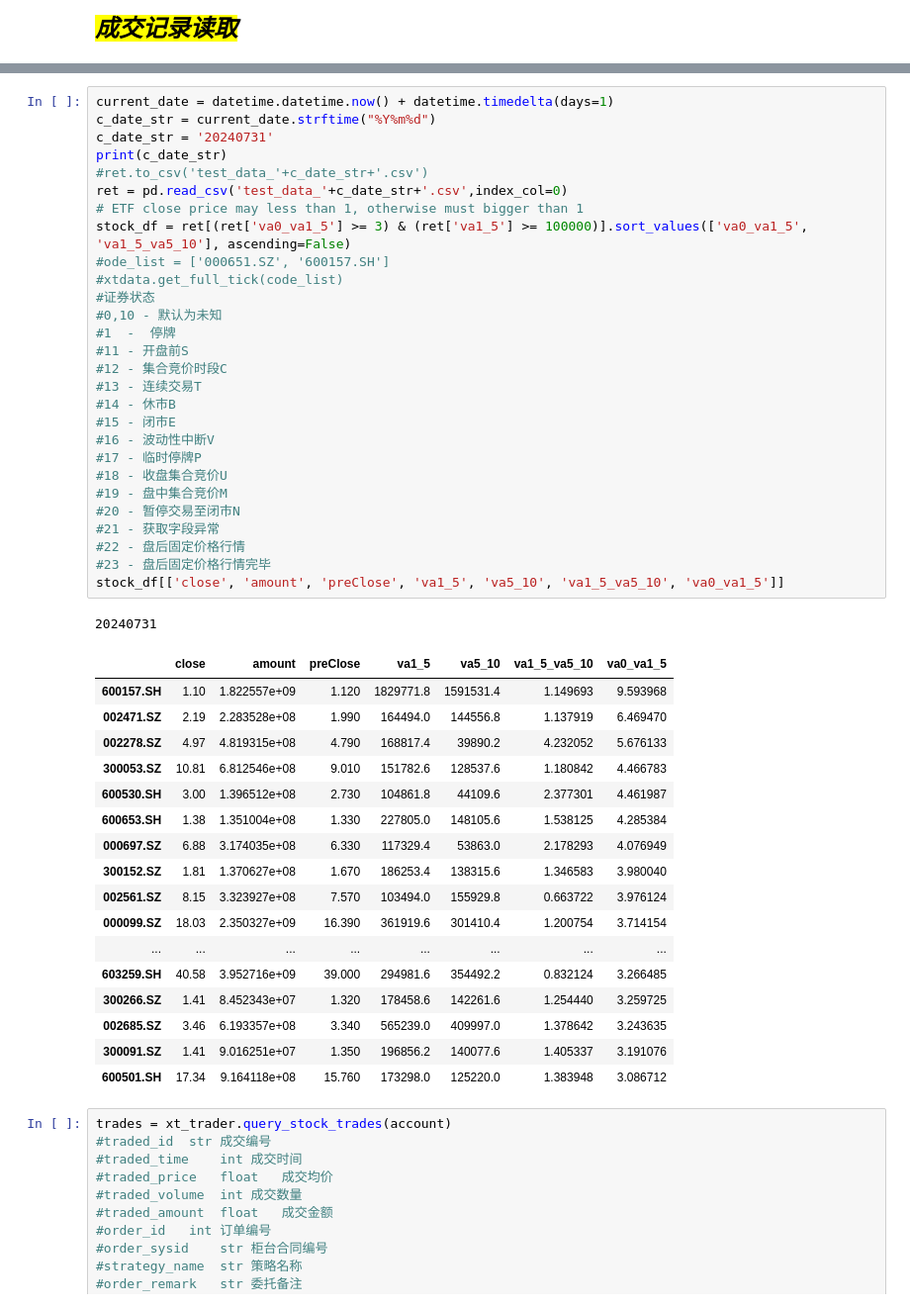
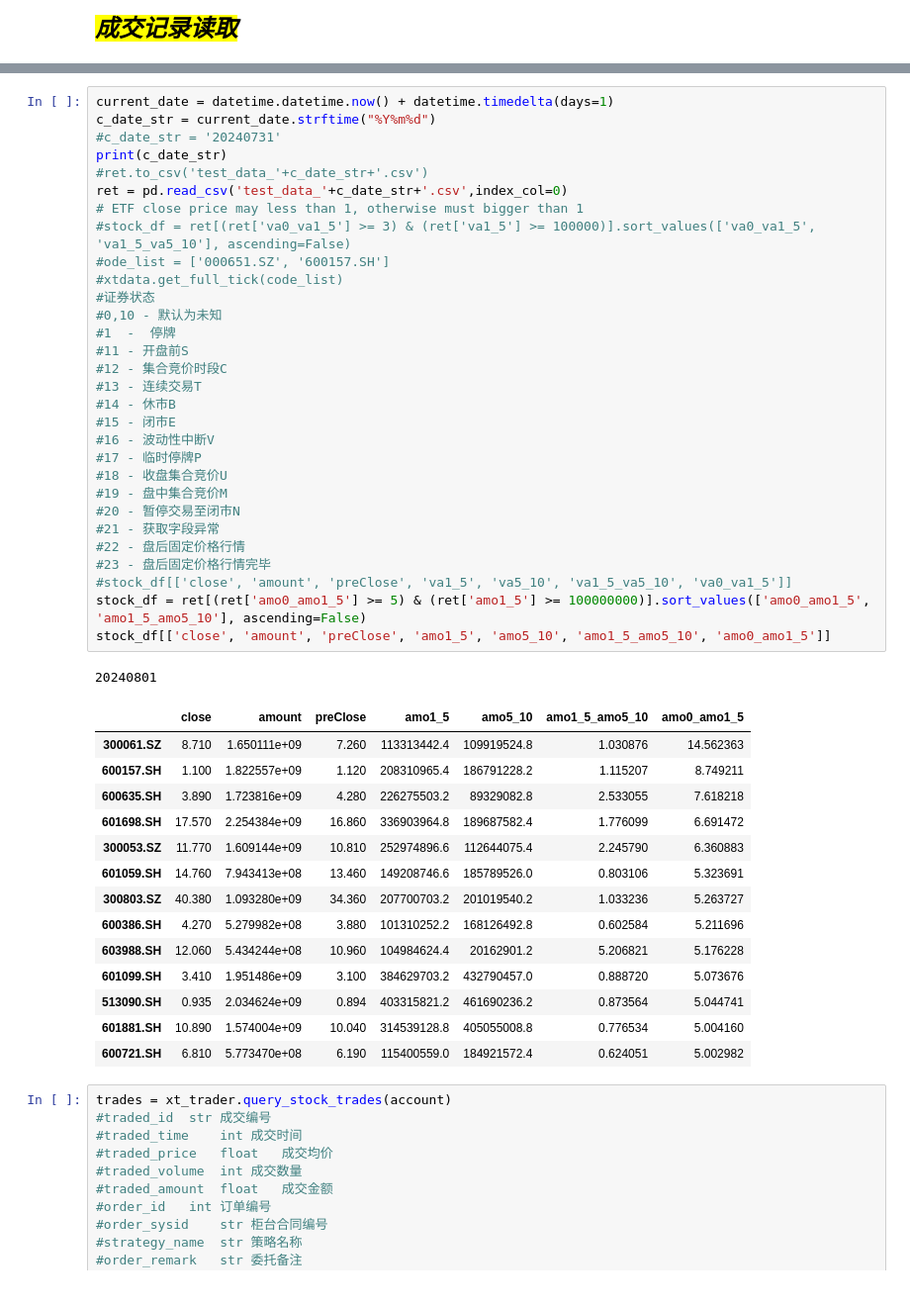
Before and after one commit to longmfe/MarsFinance, a Jupyter notebook: app/trade_management.ipynb, the cells around one changed output, grey strips where cells are left out. Shown at 99% size. Cells and saved outputs as stored; diff of their text form.

```diff
--- a/app/trade_management.ipynb
+++ b/app/trade_management.ipynb
@@ -343,50 +400,49 @@ for stock in stock_list:
 # %%
 current_date = datetime.datetime.now() + datetime.timedelta(days=1)
 c_date_str = current_date.strftime("%Y%m%d")
-c_date_str = '20240731'
+#c_date_str = '20240731'
 print(c_date_str)
 #ret.to_csv('test_data_'+c_date_str+'.csv')
 ret = pd.read_csv('test_data_'+c_date_str+'.csv',index_col=0)
 # ETF close price may less than 1, otherwise must bigger than 1
-stock_df = ret[(ret['va0_va1_5'] >= 3) & (ret['va1_5'] >= 100000)].sort_values(['va0_va1_5', 'va1_5_va5_10'], ascending=False)
+#stock_df = ret[(ret['va0_va1_5'] >= 3) & (ret['va1_5'] >= 100000)].sort_values(['va0_va1_5', 'va1_5_va5_10'], ascending=False)
 #ode_list = ['000651.SZ', '600157.SH']
 #xtdata.get_full_tick(code_list)
 #证券状态
 #0,10 - 默认为未知
 #1  -  停牌
 #11 - 开盘前S
 #12 - 集合竞价时段C
 #13 - 连续交易T
 #14 - 休市B
 #15 - 闭市E
 #16 - 波动性中断V
 #17 - 临时停牌P
 #18 - 收盘集合竞价U
 #19 - 盘中集合竞价M
 #20 - 暂停交易至闭市N
 #21 - 获取字段异常
 #22 - 盘后固定价格行情
 #23 - 盘后固定价格行情完毕
-stock_df[['close', 'amount', 'preClose', 'va1_5', 'va5_10', 'va1_5_va5_10', 'va0_va1_5']]
+#stock_df[['close', 'amount', 'preClose', 'va1_5', 'va5_10', 'va1_5_va5_10', 'va0_va1_5']]
+stock_df = ret[(ret['amo0_amo1_5'] >= 5) & (ret['amo1_5'] >= 100000000)].sort_values(['amo0_amo1_5', 'amo1_5_amo5_10'], ascending=False)
+stock_df[['close', 'amount', 'preClose', 'amo1_5', 'amo5_10', 'amo1_5_amo5_10', 'amo0_amo1_5']]
 # %% [output]
-20240731
+20240801
-|  | close | amount | preClose | va1_5 | va5_10 | va1_5_va5_10 | va0_va1_5 |
-| 600157.SH | 1.10 | 1.822557e+09 | 1.120 | 1829771.8 | 1591531.4 | 1.149693 | 9.593968 |
-| 002471.SZ | 2.19 | 2.283528e+08 | 1.990 | 164494.0 | 144556.8 | 1.137919 | 6.469470 |
-| 002278.SZ | 4.97 | 4.819315e+08 | 4.790 | 168817.4 | 39890.2 | 4.232052 | 5.676133 |
-| 300053.SZ | 10.81 | 6.812546e+08 | 9.010 | 151782.6 | 128537.6 | 1.180842 | 4.466783 |
-| 600530.SH | 3.00 | 1.396512e+08 | 2.730 | 104861.8 | 44109.6 | 2.377301 | 4.461987 |
-| 600653.SH | 1.38 | 1.351004e+08 | 1.330 | 227805.0 | 148105.6 | 1.538125 | 4.285384 |
-| 000697.SZ | 6.88 | 3.174035e+08 | 6.330 | 117329.4 | 53863.0 | 2.178293 | 4.076949 |
-| 300152.SZ | 1.81 | 1.370627e+08 | 1.670 | 186253.4 | 138315.6 | 1.346583 | 3.980040 |
-| 002561.SZ | 8.15 | 3.323927e+08 | 7.570 | 103494.0 | 155929.8 | 0.663722 | 3.976124 |
-| 000099.SZ | 18.03 | 2.350327e+09 | 16.390 | 361919.6 | 301410.4 | 1.200754 | 3.714154 |
-| ... | ... | ... | ... | ... | ... | ... | ... |
-| 603259.SH | 40.58 | 3.952716e+09 | 39.000 | 294981.6 | 354492.2 | 0.832124 | 3.266485 |
-| 300266.SZ | 1.41 | 8.452343e+07 | 1.320 | 178458.6 | 142261.6 | 1.254440 | 3.259725 |
-| 002685.SZ | 3.46 | 6.193357e+08 | 3.340 | 565239.0 | 409997.0 | 1.378642 | 3.243635 |
-| 300091.SZ | 1.41 | 9.016251e+07 | 1.350 | 196856.2 | 140077.6 | 1.405337 | 3.191076 |
-| 600501.SH | 17.34 | 9.164118e+08 | 15.760 | 173298.0 | 125220.0 | 1.383948 | 3.086712 |
+|  | close | amount | preClose | amo1_5 | amo5_10 | amo1_5_amo5_10 | amo0_amo1_5 |
+| 300061.SZ | 8.710 | 1.650111e+09 | 7.260 | 113313442.4 | 109919524.8 | 1.030876 | 14.562363 |
+| 600157.SH | 1.100 | 1.822557e+09 | 1.120 | 208310965.4 | 186791228.2 | 1.115207 | 8.749211 |
+| 600635.SH | 3.890 | 1.723816e+09 | 4.280 | 226275503.2 | 89329082.8 | 2.533055 | 7.618218 |
+| 601698.SH | 17.570 | 2.254384e+09 | 16.860 | 336903964.8 | 189687582.4 | 1.776099 | 6.691472 |
+| 300053.SZ | 11.770 | 1.609144e+09 | 10.810 | 252974896.6 | 112644075.4 | 2.245790 | 6.360883 |
+| 601059.SH | 14.760 | 7.943413e+08 | 13.460 | 149208746.6 | 185789526.0 | 0.803106 | 5.323691 |
+| 300803.SZ | 40.380 | 1.093280e+09 | 34.360 | 207700703.2 | 201019540.2 | 1.033236 | 5.263727 |
+| 600386.SH | 4.270 | 5.279982e+08 | 3.880 | 101310252.2 | 168126492.8 | 0.602584 | 5.211696 |
+| 603988.SH | 12.060 | 5.434244e+08 | 10.960 | 104984624.4 | 20162901.2 | 5.206821 | 5.176228 |
+| 601099.SH | 3.410 | 1.951486e+09 | 3.100 | 384629703.2 | 432790457.0 | 0.888720 | 5.073676 |
+| 513090.SH | 0.935 | 2.034624e+09 | 0.894 | 403315821.2 | 461690236.2 | 0.873564 | 5.044741 |
+| 601881.SH | 10.890 | 1.574004e+09 | 10.040 | 314539128.8 | 405055008.8 | 0.776534 | 5.004160 |
+| 600721.SH | 6.810 | 5.773470e+08 | 6.190 | 115400559.0 | 184921572.4 | 0.624051 | 5.002982 |
 # %%
 trades = xt_trader.query_stock_trades(account)
 #traded_id	str	成交编号
```
Also changed, not shown: parts of 12 cells of this notebook, 7 other files.
